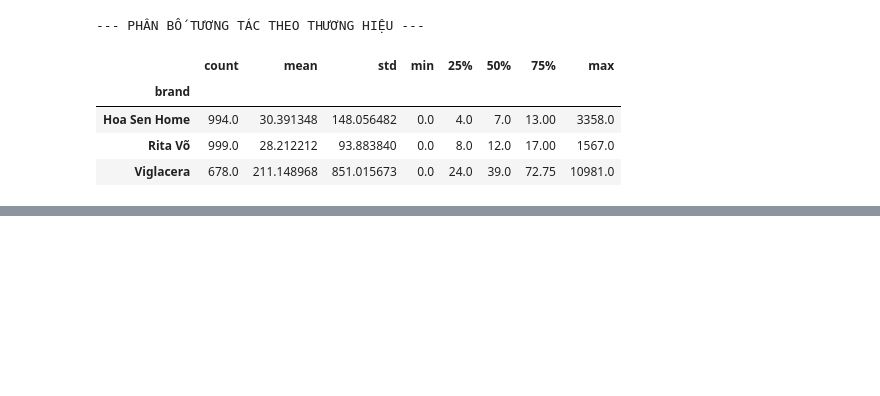
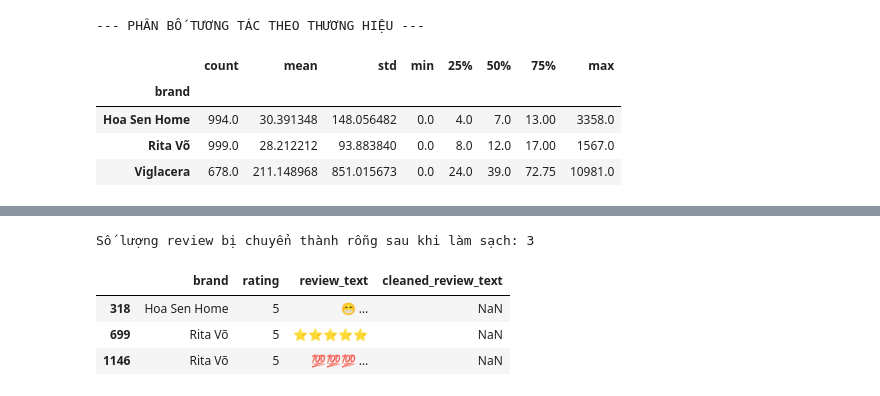
Before and after one commit to doandt0612/digital_marketing_analysis, a Jupyter notebook: notebooks/01_data_cleaning_and_enrichment.ipynb, the cells around one changed output, grey strips where cells are left out. Drawn from its saved outputs; the diff is of its cells as text; code cells hidden in the pictures; blank space fills up the shorter version.

```diff
--- a/notebooks/01_data_cleaning_and_enrichment.ipynb
+++ b/notebooks/01_data_cleaning_and_enrichment.ipynb
@@ -170,0 +206,14 @@ Name: count, dtype: int64
+# %%
+if os.path.exists(review_path):
+    # Lọc các dòng có review_text gốc KHÔNG null nhưng cleaned_review_text LẠI null
+    df_discrepancy = df_review[df_review['review_text'].notna() & df_review['cleaned_review_text'].isna()]
+    print(f"Số lượng review bị chuyển thành rỗng sau khi làm sạch: {len(df_discrepancy)}")
+    display(df_discrepancy[['brand', 'rating', 'review_text', 'cleaned_review_text']])
+else:
+    print("Chưa có dữ liệu Review để kiểm tra.")
+# %% [output]
+Số lượng review bị chuyển thành rỗng sau khi làm sạch: 3
+|  | brand | rating | review_text | cleaned_review_text |
+| 318 | Hoa Sen Home | 5 | 😁 … | NaN |
+| 699 | Rita Võ | 5 | ⭐️⭐️⭐️⭐️⭐️ | NaN |
+| 1146 | Rita Võ | 5 | 💯💯💯 … | NaN |
```
Also changed, not shown: parts of 5 cells of this notebook, 4 other files.
